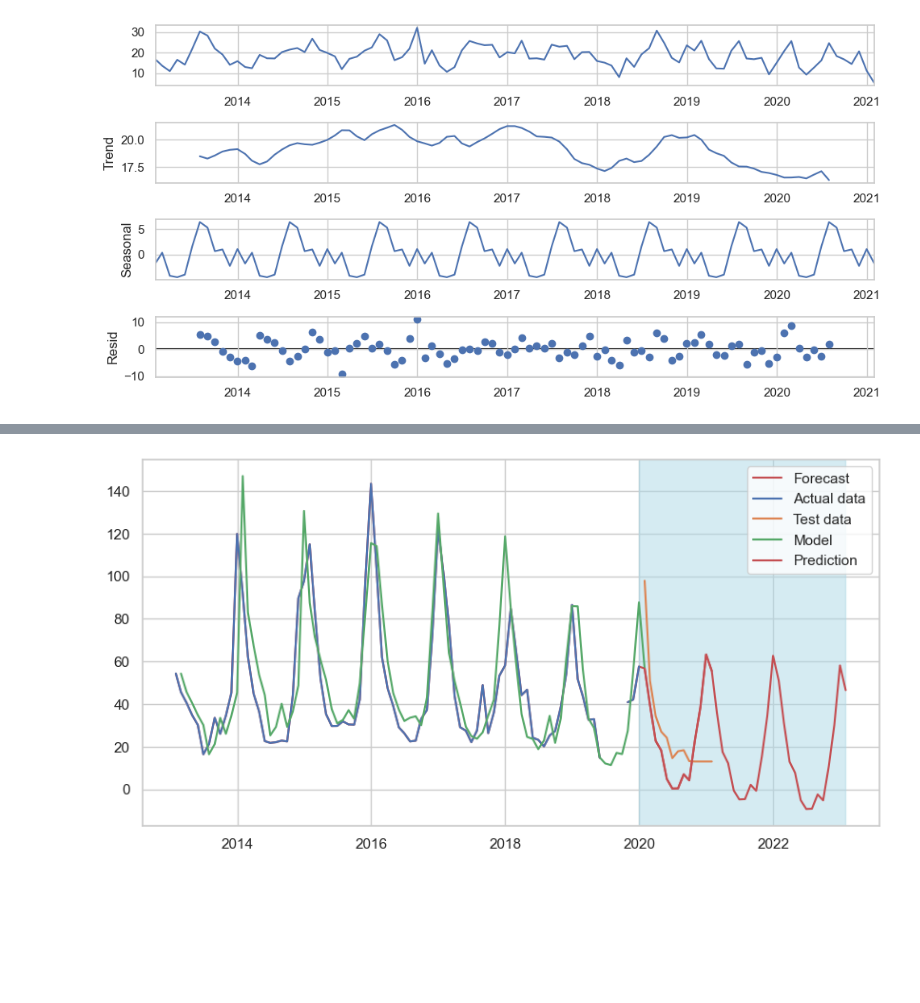
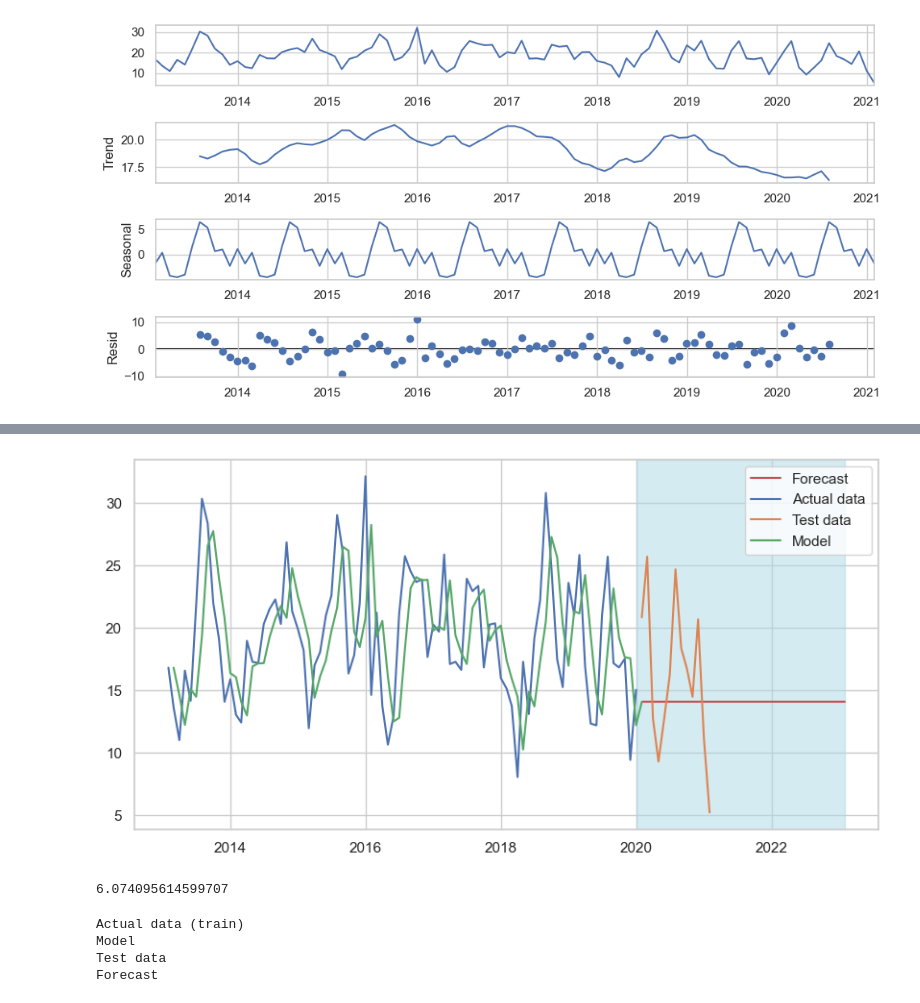
Before and after one commit to mplanasgit/Ironhack-Final-Project, a Jupyter notebook: src/forecast.ipynb, the cells around one changed output, grey strips where cells are left out. Cells and saved outputs as stored; diff of their text form; code cells hidden in the pictures; blank space fills up the shorter version.

```diff
--- a/src/forecast.ipynb
+++ b/src/forecast.ipynb
@@ -1282,4 +1284,35 @@ build_forecast_SAMIRA('bulgaria')
+# %%
+def build_forecast_AMIRA(country):
+    df = get_country(country)
+    df = clean_forecast_easy(df)
+    # Split
+    train = df['Concentration'][:-13]
+    test = df['Concentration'][-13:]
+    # Model
+    my_order = (0,1,1)
+    model = ARIMA(
+        train,
+        order = my_order
+    ).fit()
+
+    # Predict the test and forecast
+    model_data = model.predict(start=1,end=len(train))
+    pred = model.predict(start=len(train), end=len(train) + 12)
+    forecast = model.predict(start=len(train), end=len(train) + 36)
+#     forecast = train.append(forecast)
+
+    # Plot
+    plt.plot(forecast, color='r', label='Forecast')
+    plt.axvspan(train.index[-1], forecast.index[-1], alpha=0.5, color='lightblue')
+    plt.plot(train, label='Actual data')
+    plt.plot(test, label='Test data')
+    plt.plot(model_data, label='Model')
+#     plt.plot(pred, label = "Prediction")
+    plt.legend()
+    plt.show()
+    print(rmse(pred,test))
 # %%
-build_forecast_SAMIRA('montenegro')
+build_forecast_AMIRA('spain')
 # %% [output]
-[figure, old version]
+[figure, new version]
+6.074095614599707
@@ -1285,0 +1324,8 @@ build_forecast_SAMIRA('montenegro')
+# %%
+for i in dfs:
+    print(i)
+# %% [output]
+Actual data (train)
+Model
+Test data
+Forecast
```
Also changed, not shown: parts of 3 cells of this notebook, 12 other files.
